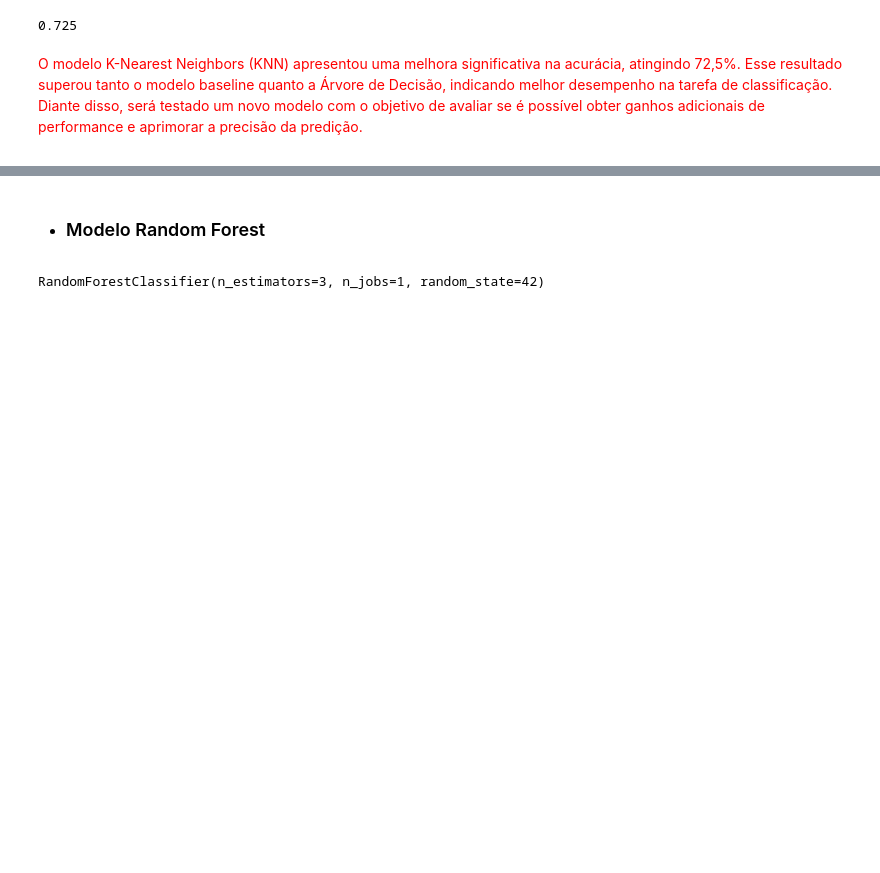
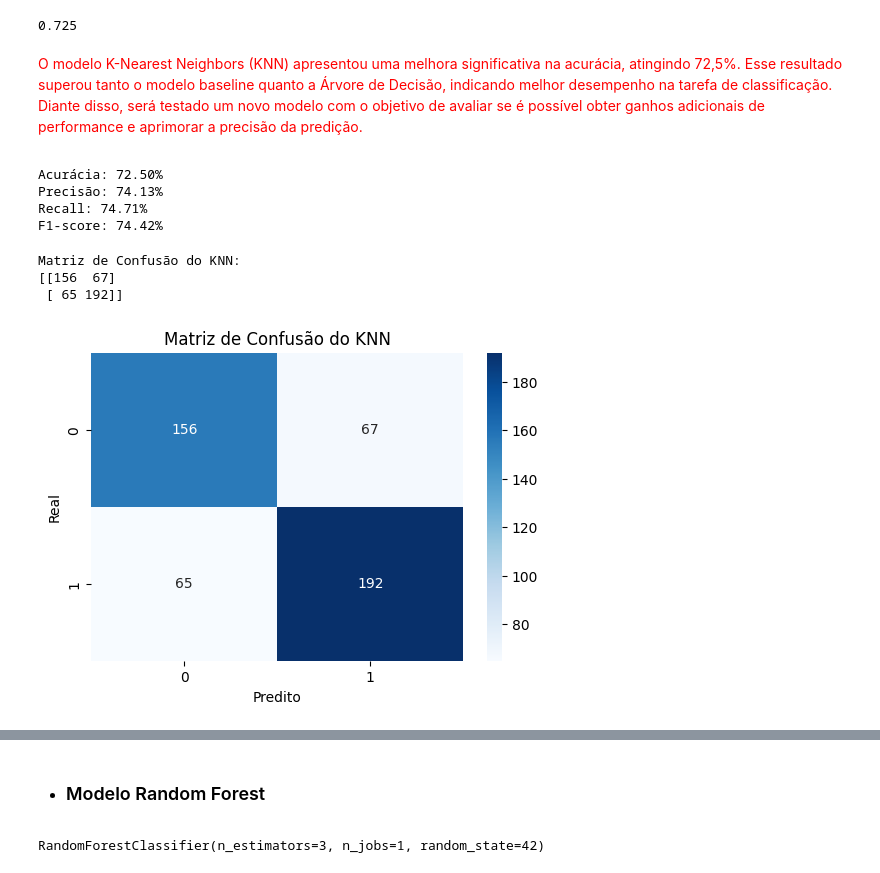
Before and after one commit to joaorodriguessneto/red_wine_quality, a Jupyter notebook: main.ipynb, the cells around one changed output, grey strips where cells are left out. Drawn from its saved outputs; the diff is of its cells as text; code cells hidden in the pictures; blank space fills up the shorter version.

```diff
--- a/main.ipynb
+++ b/main.ipynb
@@ -1264,3 +1344,31 @@ knn.score(X_teste_normalizado , y_teste)
 O modelo K-Nearest Neighbors (KNN) apresentou uma melhora significativa na acurácia, atingindo 72,5%. Esse resultado superou tanto o modelo baseline quanto a Árvore de Decisão, indicando melhor desempenho na tarefa de classificação. Diante disso, será testado um novo modelo com o objetivo de avaliar se é possível obter ganhos adicionais de performance e aprimorar a precisão da predição.
 
 </font>
+# %%
+y_pred_knn = knn.predict(X_teste_normalizado)
+# %%
+print(f"Acurácia: {accuracy_score(y_teste, y_pred_knn) * 100:.2f}%")
+print(f"Precisão: {precision_score(y_teste, y_pred_knn) * 100:.2f}%")
+print(f"Recall: {recall_score(y_teste, y_pred_knn) * 100:.2f}%")
+print(f"F1-score: {f1_score(y_teste, y_pred_knn) * 100:.2f}%")
+# %% [output]
+Acurácia: 72.50%
+Precisão: 74.13%
+Recall: 74.71%
+F1-score: 74.42%
+# %%
+cm_knn = confusion_matrix(y_teste, y_pred_knn)
+print("Matriz de Confusão do KNN:")
+print(cm_knn)
+#plotando gráfico
+plt.figure(figsize=(6,4))
+sns.heatmap(cm_knn, annot=True, fmt='d', cmap='Blues')
+plt.xlabel('Predito')
+plt.ylabel('Real')
+plt.title('Matriz de Confusão do KNN')
+plt.show()
+# %% [output]
+Matriz de Confusão do KNN:
+[[156  67]
+ [ 65 192]]
+[figure, added]
```
Also changed, not shown: parts of 18 cells of this notebook, 9 other files.
